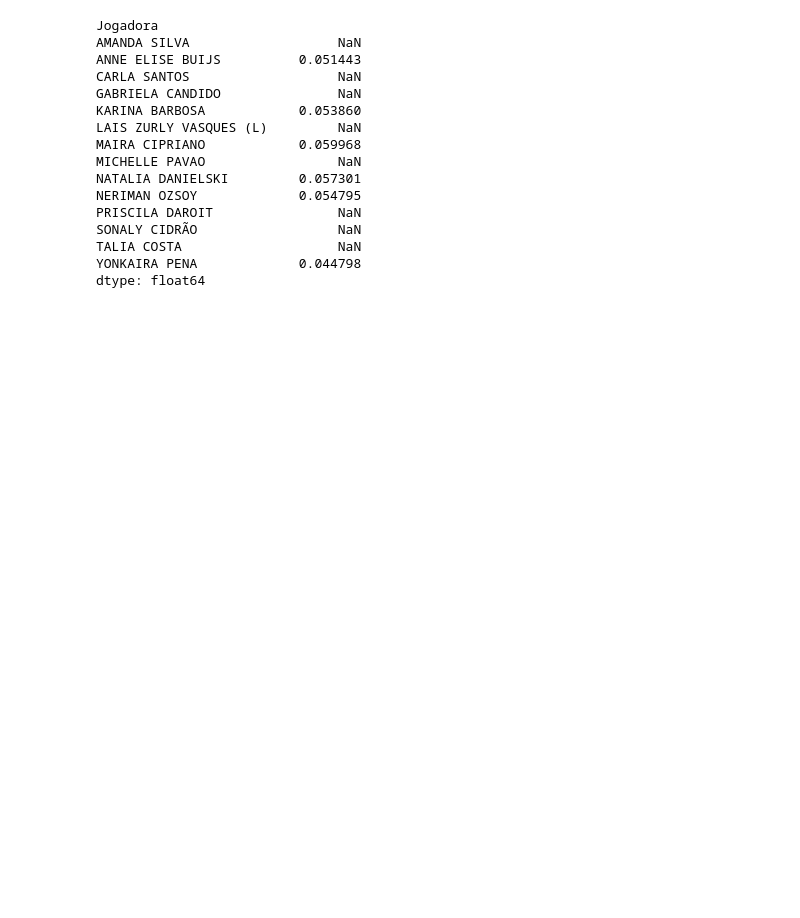
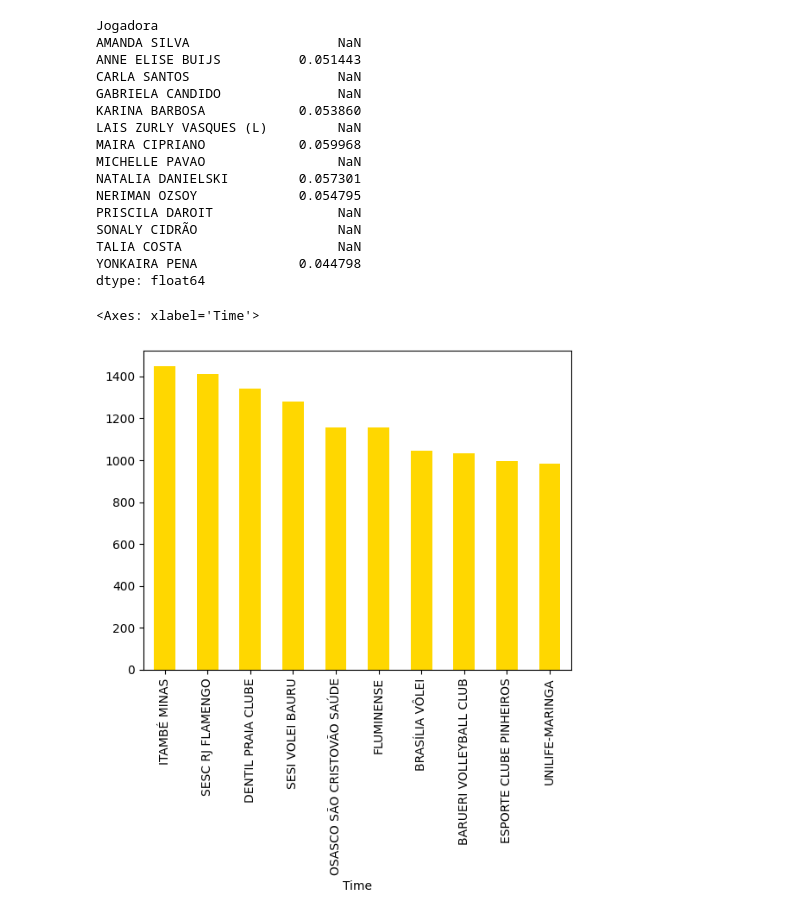
Before and after one commit to geannypthiesen/Mentoria, a Jupyter notebook: DataUnderstanding.ipynb, the cells around one changed output. Cells and saved outputs as stored; diff of their text form; code cells hidden in the pictures; blank space fills up the shorter version.

Commit message:
ataques soma

```diff
--- a/DataUnderstanding.ipynb
+++ b/DataUnderstanding.ipynb
@@ -261,3 +256,13 @@ SONALY CIDRÃO                  NaN
 TALIA COSTA                    NaN
 YONKAIRA PENA             0.044798
 dtype: float64
+# %%
+ataque_time = df.groupby('Time')['Ataque Exc.'].sum()
+iataque = ataque_time.argsort
+iataque = ataque_time.argsort(ataque_time)[::-1].head(10)
+ataque_time = ataque_time[iataque]
+ataque_time
+ataque_time.plot(x = "Time" , y= "ataque_time" , kind="bar", color="gold")
+# %% [output]
+<Axes: xlabel='Time'>
+[figure, added]
```
Also changed, not shown: parts of 6 cells of this notebook.
